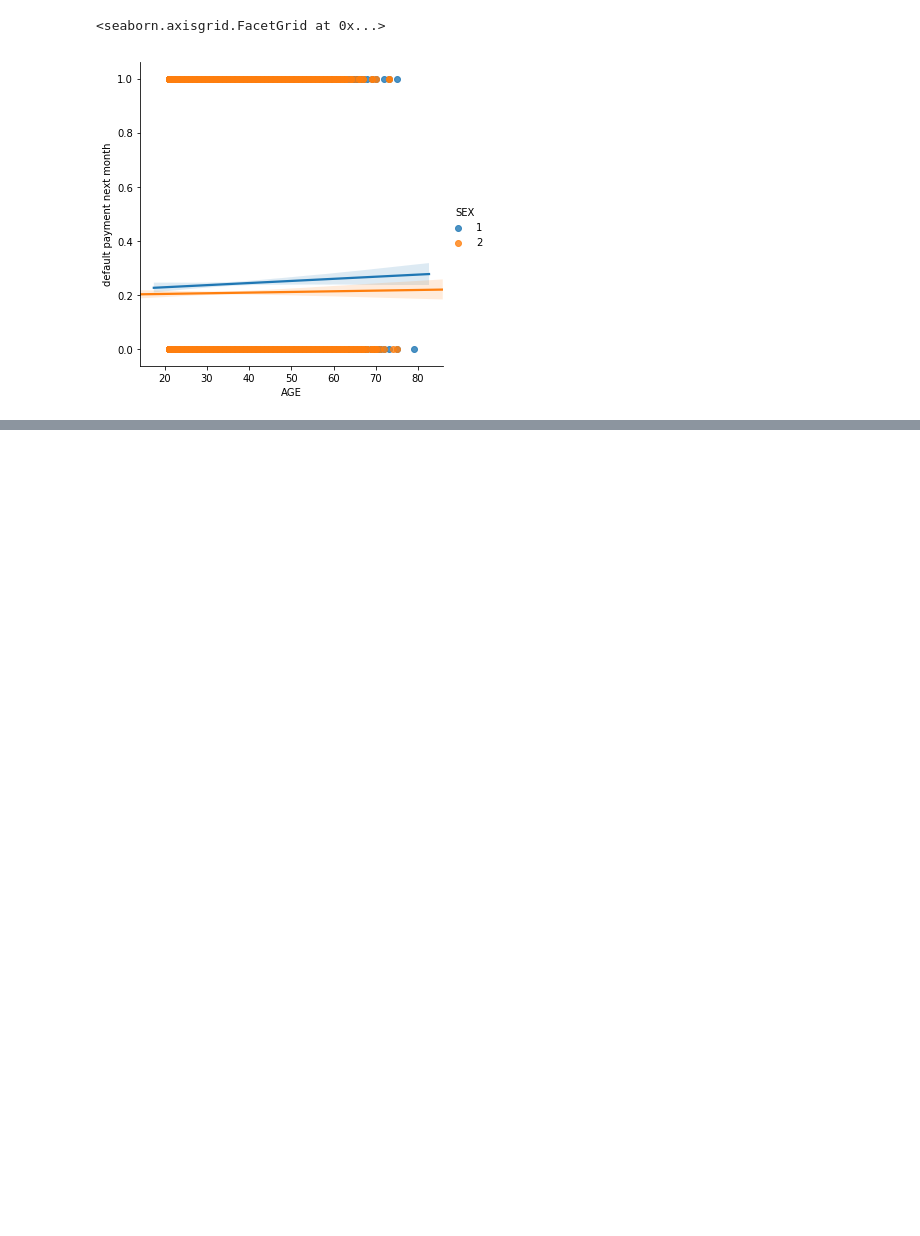
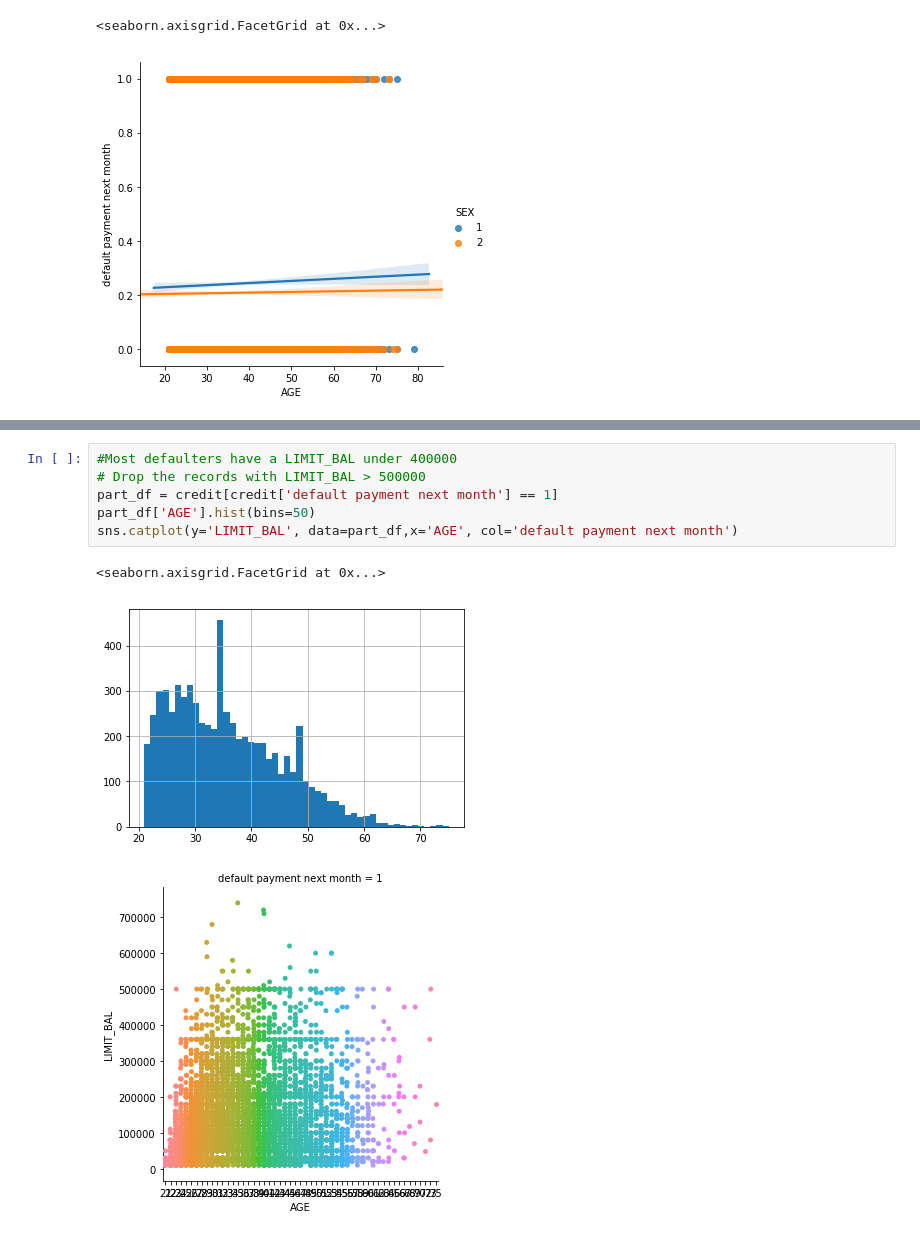
Before and after one commit to schitari/C5T1, a Jupyter notebook: C5T2.ipynb, the cells around one changed output, grey strips where cells are left out. Cells and saved outputs as stored; diff of their text form; blank space fills up the shorter version.

```diff
--- a/C5T2.ipynb
+++ b/C5T2.ipynb
@@ -207,0 +240,10 @@ sns.lmplot('AGE', 'default payment next month', data=credit, hue='SEX')
+# %%
+#Most defaulters have a LIMIT_BAL under 400000
+# Drop the records with LIMIT_BAL > 500000
+part_df = credit[credit['default payment next month'] == 1]
+part_df['AGE'].hist(bins=50)
+sns.catplot(y='LIMIT_BAL', data=part_df,x='AGE', col='default payment next month')
+# %% [output]
+<seaborn.axisgrid.FacetGrid at 0x...>
+[figure, added]
+[figure, added]
```
Also changed, not shown: parts of 38 cells of this notebook.
